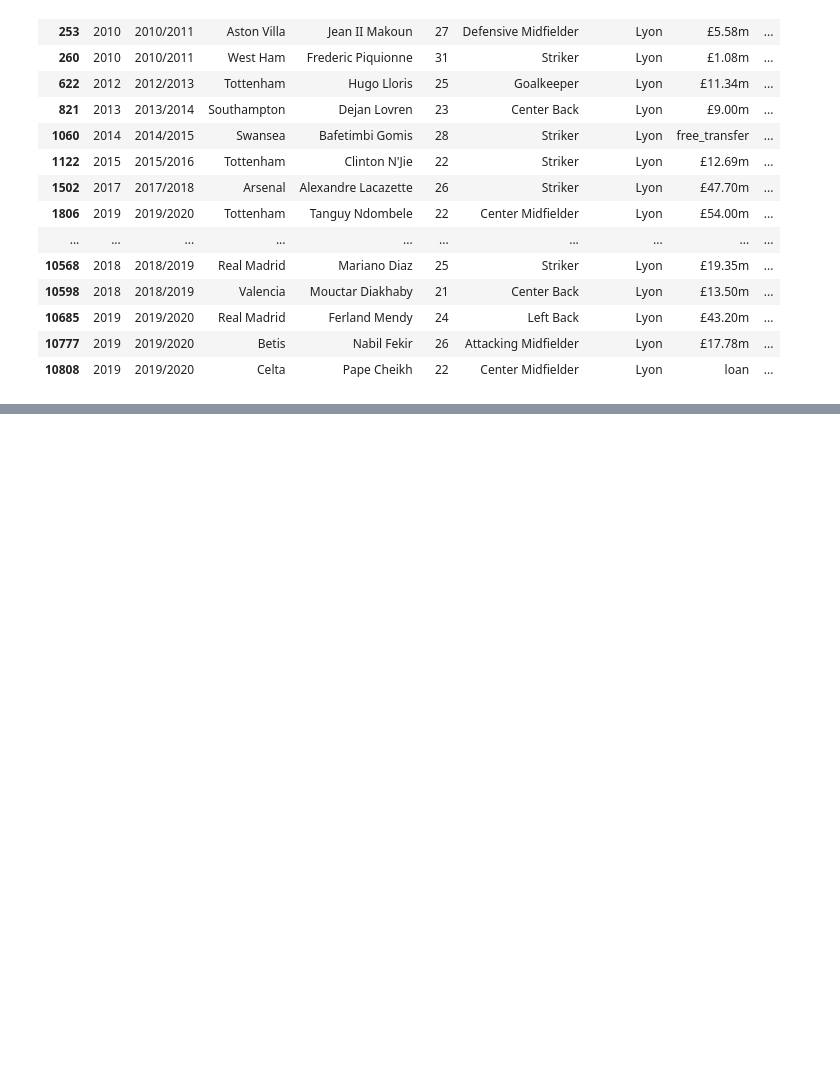
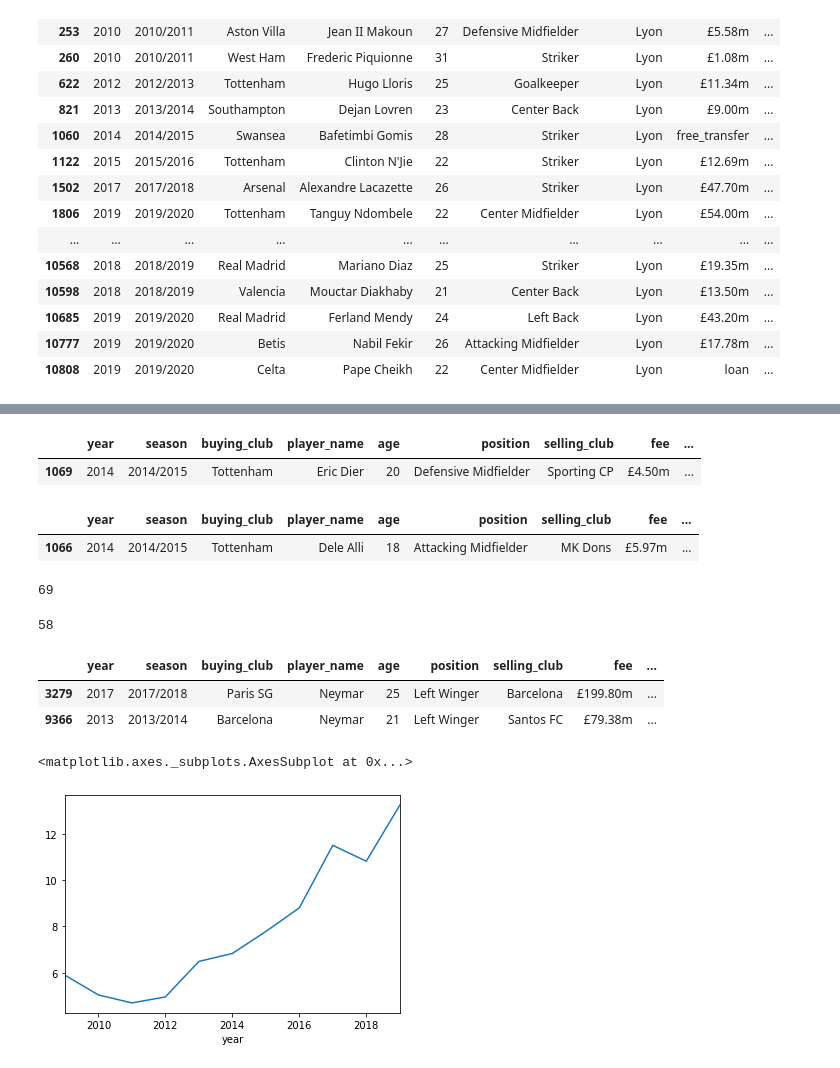
Before and after one commit to samlawson1/european-soccer-transfer-market, a Jupyter notebook: Capstone-Sam-Lawson-Data-Analysis.ipynb, the cells around one changed output, grey strips where cells are left out. Saved outputs shown, nothing was run; the diff lists cells and outputs as text; code cells hidden in the pictures; blank space fills up the shorter version.

```diff
--- a/Capstone-Sam-Lawson-Data-Analysis.ipynb
+++ b/Capstone-Sam-Lawson-Data-Analysis.ipynb
@@ -778,0 +1009,31 @@ transfers[(transfers.fee_in_millions_usd <= 20) & (transfers.fee_in_millions_usd
+# %%
+transfers[transfers.player_name == 'Eric Dier']
+# %% [output]
+|  | year | season | buying_club | player_name | age | position | selling_club | fee | ... |
+| 1069 | 2014 | 2014/2015 | Tottenham | Eric Dier | 20 | Defensive Midfielder | Sporting CP | £4.50m | ... |
+# %%
+transfers[transfers.player_name == 'Dele Alli']
+# %% [output]
+|  | year | season | buying_club | player_name | age | position | selling_club | fee | ... |
+| 1066 | 2014 | 2014/2015 | Tottenham | Dele Alli | 18 | Attacking Midfielder | MK Dons | £5.97m | ... |
+# %%
+goals_scored('Tottenham', '2015-07-01', '2016-07-01')
+# %% [output]
+69
+# %%
+goals_scored('Tottenham', '2014-07-01', '2015-07-01')
+# %% [output]
+58
+# %%
+transfers[transfers.player_name == 'Neymar']
+# %% [output]
+|  | year | season | buying_club | player_name | age | position | selling_club | fee | ... |
+| 3279 | 2017 | 2017/2018 | Paris SG | Neymar | 25 | Left Winger | Barcelona | £199.80m | ... |
+| 9366 | 2013 | 2013/2014 | Barcelona | Neymar | 21 | Left Winger | Santos FC | £79.38m | ... |
+# %%
+full_transfers = transfers[(transfers.fee != 'loan') & (transfers.fee != 'free_transfer')]
+# %%
+full_transfers.groupby('year').fee_in_millions_usd.mean().plot()
+# %% [output]
+<matplotlib.axes._subplots.AxesSubplot at 0x...>
+[figure, added]
```
Also changed, not shown: parts of 44 cells of this notebook.
